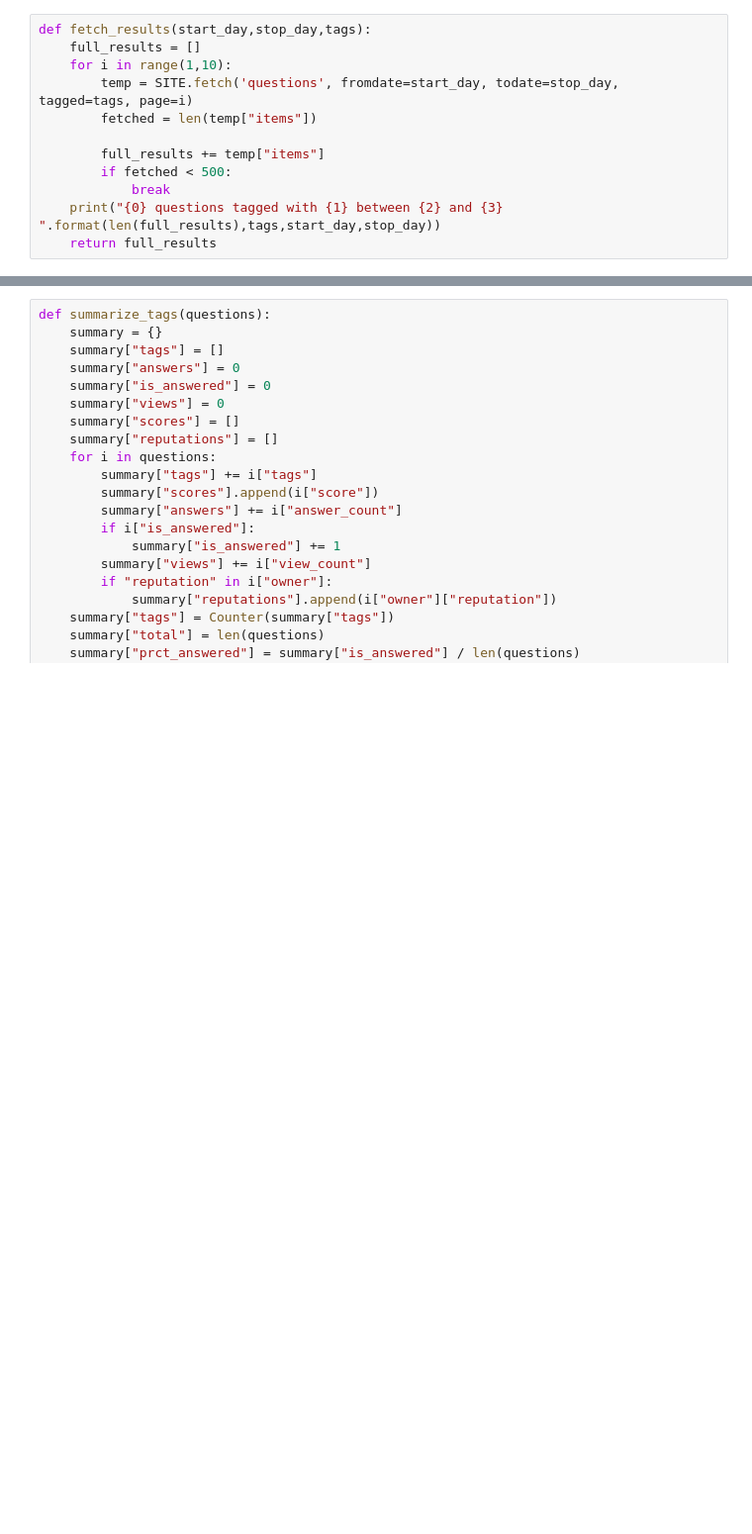
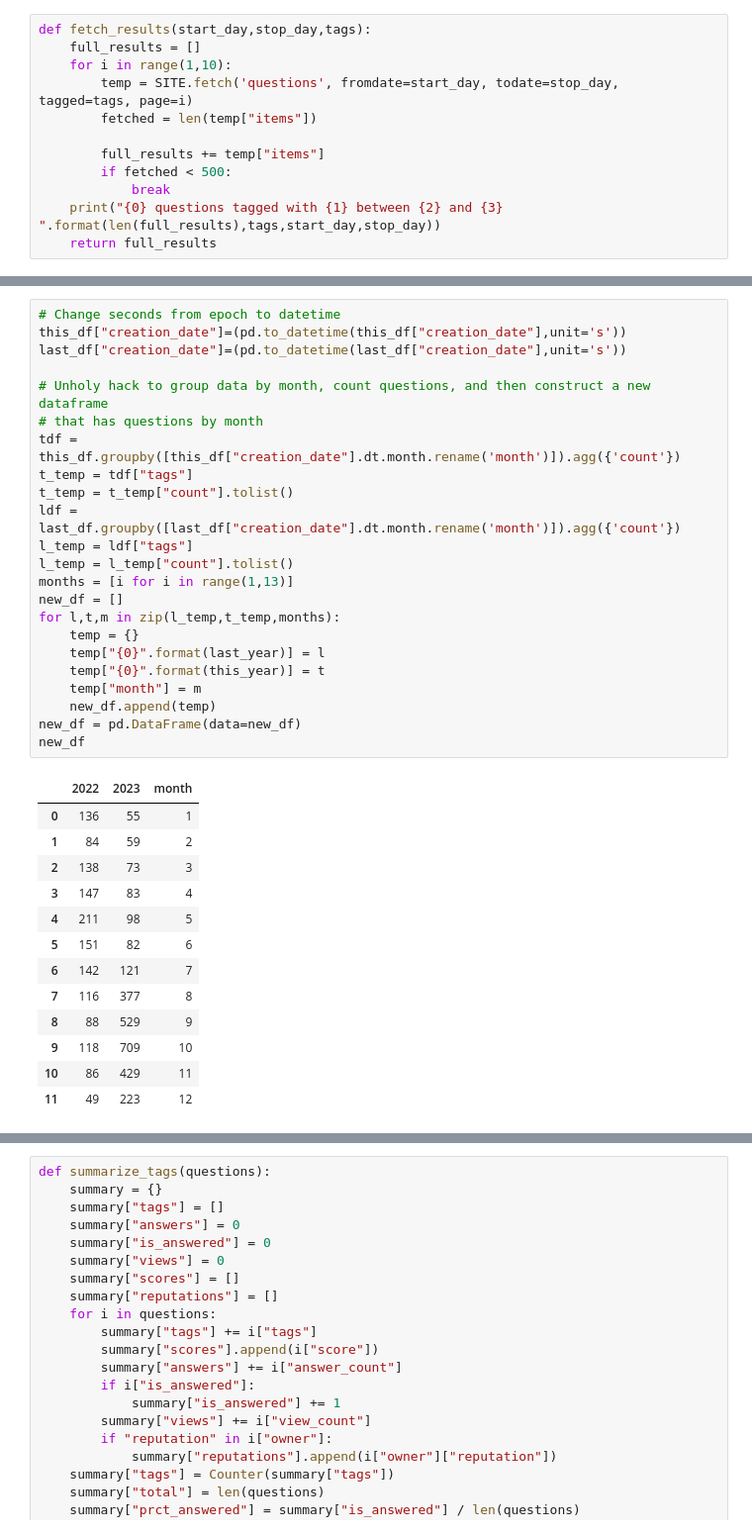
Before and after one commit to osrf/ros_metrics_analysis, a Jupyter notebook: notebooks/RSE-Oct2023.ipynb, the cells around one changed output, grey strips where cells are left out. Shown at 99% size. Drawn from its saved outputs; the diff is of its cells as text; blank space fills up the shorter version.

Commit message:
Add full year stats script.

```diff
--- a/notebooks/RSE-Oct2023.ipynb
+++ b/notebooks/RSE-Oct2023.ipynb
@@ -111,0 +107,37 @@ In 2022 26.33% of questions were ROS 2 and 73.67% were ROS 1
+# %%
+# Change seconds from epoch to datetime
+this_df["creation_date"]=(pd.to_datetime(this_df["creation_date"],unit='s'))
+last_df["creation_date"]=(pd.to_datetime(last_df["creation_date"],unit='s'))
+
+# Unholy hack to group data by month, count questions, and then construct a new dataframe
+# that has questions by month
+tdf = this_df.groupby([this_df["creation_date"].dt.month.rename('month')]).agg({'count'})
+t_temp = tdf["tags"]
+t_temp = t_temp["count"].tolist()
+ldf = last_df.groupby([last_df["creation_date"].dt.month.rename('month')]).agg({'count'})
+l_temp = ldf["tags"]
+l_temp = l_temp["count"].tolist()
+months = [i for i in range(1,13)]
+new_df = []
+for l,t,m in zip(l_temp,t_temp,months):
+    temp = {}
+    temp["{0}".format(last_year)] = l
+    temp["{0}".format(this_year)] = t
+    temp["month"] = m
+    new_df.append(temp)
+new_df = pd.DataFrame(data=new_df)
+new_df
+# %% [output]
+|  | 2022 | 2023 | month |
+| 0 | 136 | 55 | 1 |
+| 1 | 84 | 59 | 2 |
+| 2 | 138 | 73 | 3 |
+| 3 | 147 | 83 | 4 |
+| 4 | 211 | 98 | 5 |
+| 5 | 151 | 82 | 6 |
+| 6 | 142 | 121 | 7 |
+| 7 | 116 | 377 | 8 |
+| 8 | 88 | 529 | 9 |
+| 9 | 118 | 709 | 10 |
+| 10 | 86 | 429 | 11 |
+| 11 | 49 | 223 | 12 |
```
Also changed, not shown: parts of 26 cells of this notebook, 3 other files.
